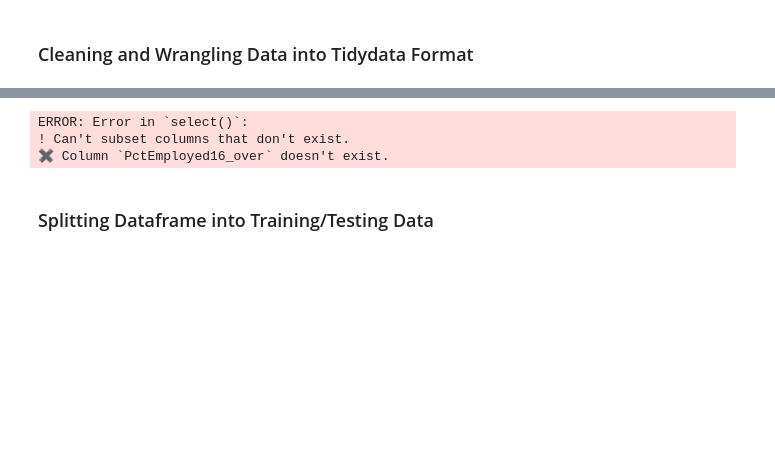
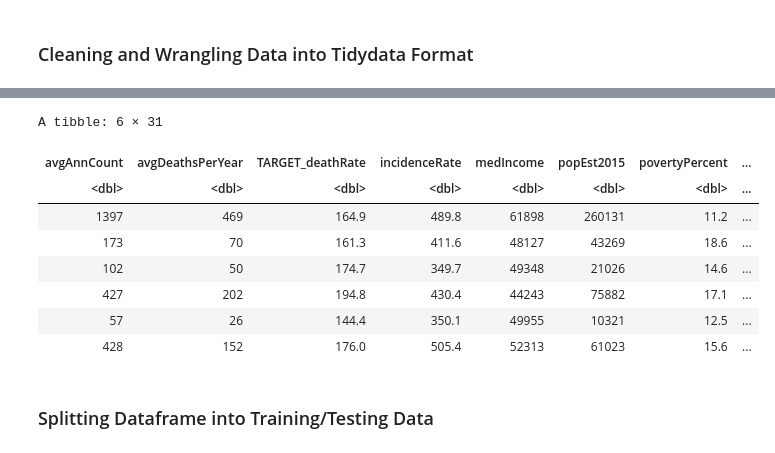
Before and after one commit to caswellbrett/CancerMortalityPrediction, a Jupyter notebook: Report.ipynb, the cells around one changed output, grey strips where cells are left out. Cells and saved outputs as stored; diff of their text form; code cells hidden in the pictures; blank space fills up the shorter version.

```diff
--- a/Report.ipynb
+++ b/Report.ipynb
@@ -67,9 +49,9 @@ A spec_tbl_df: 3047 × 34
 ### Cleaning and Wrangling Data into Tidydata Format
 # %%
 cancer_data <- cancer |> filter(na.rm = TRUE)
-colSums(!is.na(cancer_filter))
+colSums(!is.na(cancer_data))
 
-cancer_filter <- cancer_data |> select(-PctPrivateCoverageAlone, -PctEmployed16_over, -PctSomeCol18_24)
+cancer_filter <- cancer_data |> select(-PctPrivateCoverageAlone, -PctEmployed16_Over, -PctSomeCol18_24)
 head(cancer_filter)
 
 #cancer_data <- cancer_data |>
@@ -100,6 +82,12 @@ head(cancer_filter)
-ERROR: Error in `select()`:
-! Can't subset columns that don't exist.
-✖ Column `PctEmployed16_over` doesn't exist.
+A tibble: 6 × 31
+| avgAnnCount | avgDeathsPerYear | TARGET_deathRate | incidenceRate | medIncome | popEst2015 | povertyPercent | ... |
+| <dbl> | <dbl> | <dbl> | <dbl> | <dbl> | <dbl> | <dbl> | ... |
+| 1397 | 469 | 164.9 | 489.8 | 61898 | 260131 | 11.2 | ... |
+| 173 | 70 | 161.3 | 411.6 | 48127 | 43269 | 18.6 | ... |
+| 102 | 50 | 174.7 | 349.7 | 49348 | 21026 | 14.6 | ... |
+| 427 | 202 | 194.8 | 430.4 | 44243 | 75882 | 17.1 | ... |
+| 57 | 26 | 144.4 | 350.1 | 49955 | 10321 | 12.5 | ... |
+| 428 | 152 | 176.0 | 505.4 | 52313 | 61023 | 15.6 | ... |
 # %% [markdown]
 ### Splitting Dataframe into Training/Testing Data
 # %%
```
Also changed, not shown: parts of 8 cells of this notebook.
